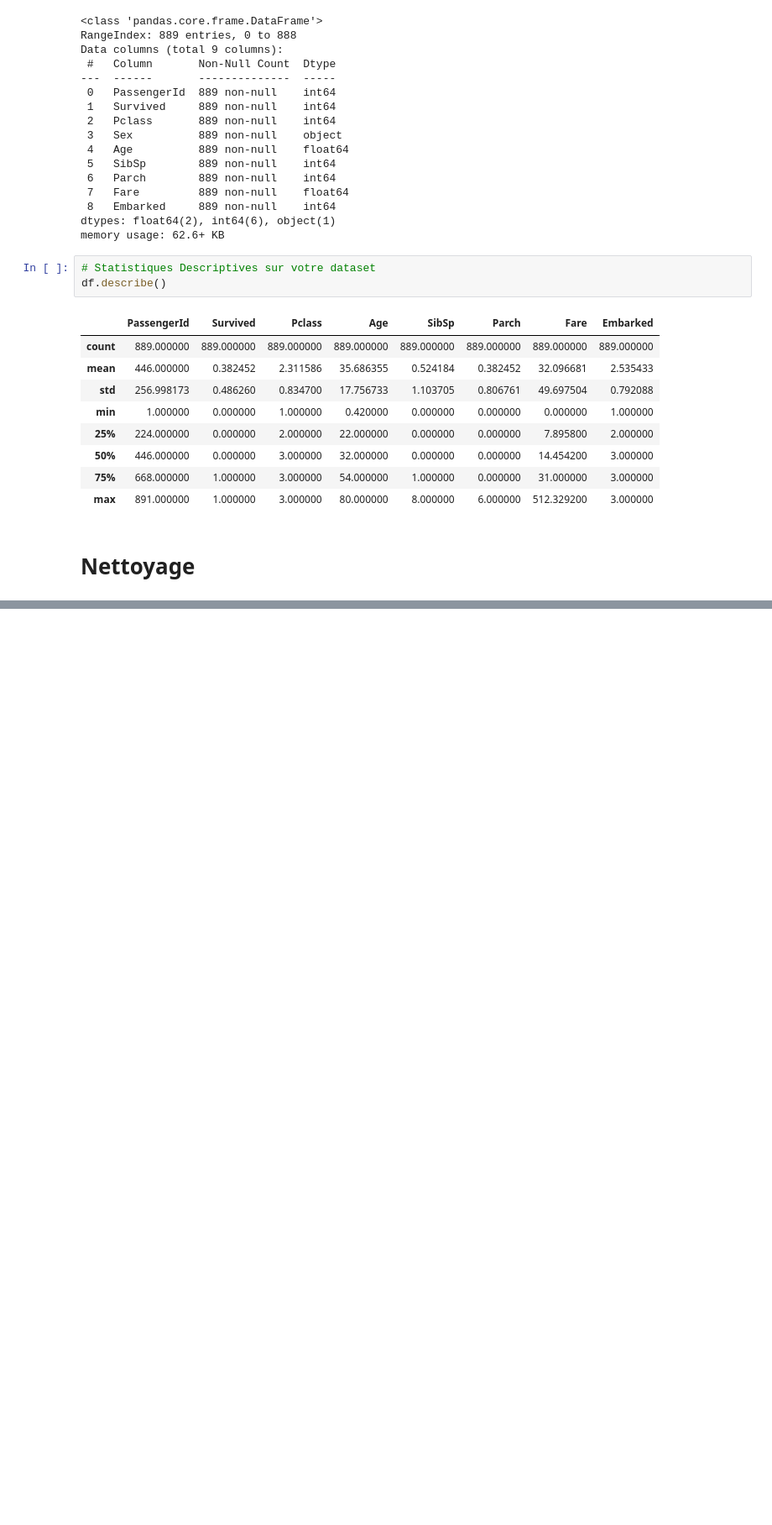
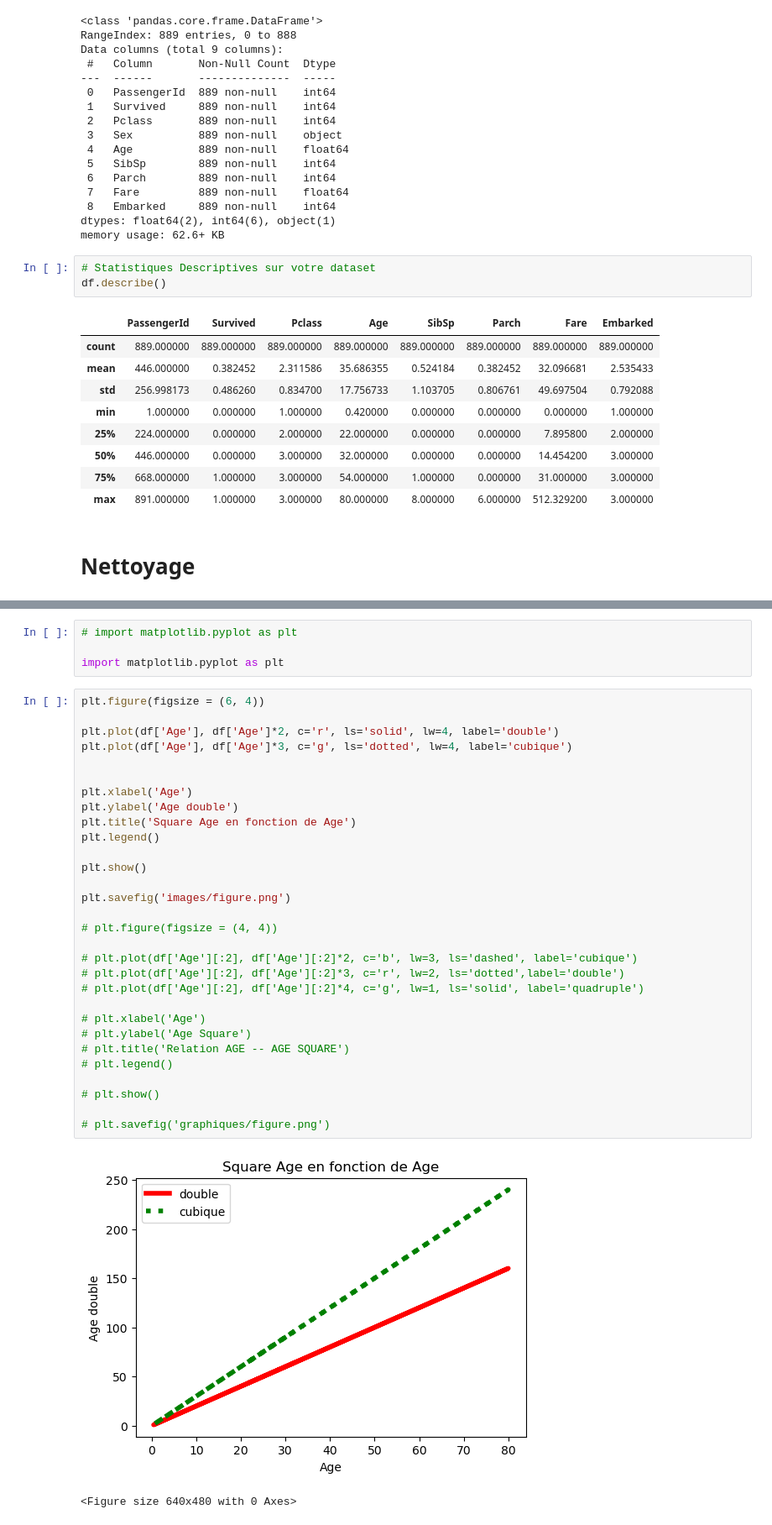
Before and after one commit to Hammilidi/DigiScia-Analyse-Des-Donnees, a Jupyter notebook: Analyse des donnees .ipynb, the cells around one changed output, grey strips where cells are left out. Shown at 84% size. Cells and saved outputs as stored; diff of their text form; blank space fills up the shorter version.

```diff
--- a/Analyse des donnees .ipynb
+++ b/Analyse des donnees .ipynb
@@ -197,0 +357,37 @@ df.describe()
+# %%
+# import matplotlib.pyplot as plt
+
+import matplotlib.pyplot as plt
+# %%
+plt.figure(figsize = (6, 4))
+
+plt.plot(df['Age'], df['Age']*2, c='r', ls='solid', lw=4, label='double')
+plt.plot(df['Age'], df['Age']*3, c='g', ls='dotted', lw=4, label='cubique')
+
+
+plt.xlabel('Age')
+plt.ylabel('Age double')
+plt.title('Square Age en fonction de Age')
+plt.legend()
+
+plt.show()
+
+plt.savefig('images/figure.png')
+
+# plt.figure(figsize = (4, 4))
+
+# plt.plot(df['Age'][:2], df['Age'][:2]*2, c='b', lw=3, ls='dashed', label='cubique')
+# plt.plot(df['Age'][:2], df['Age'][:2]*3, c='r', lw=2, ls='dotted',label='double')
+# plt.plot(df['Age'][:2], df['Age'][:2]*4, c='g', lw=1, ls='solid', label='quadruple')
+
+# plt.xlabel('Age')
+# plt.ylabel('Age Square')
+# plt.title('Relation AGE -- AGE SQUARE')
+# plt.legend()
+
+# plt.show()
+
+# plt.savefig('graphiques/figure.png')
+# %% [output]
+[figure, added]
+<Figure size 640x480 with 0 Axes>
```
Also changed, not shown: parts of 52 cells of this notebook.
